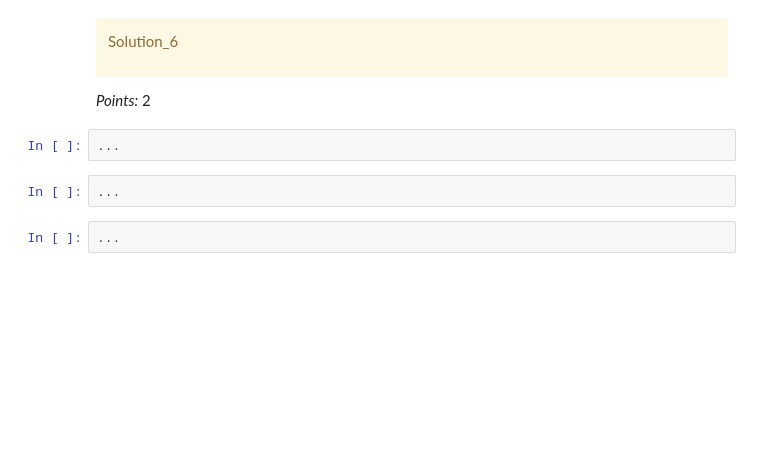
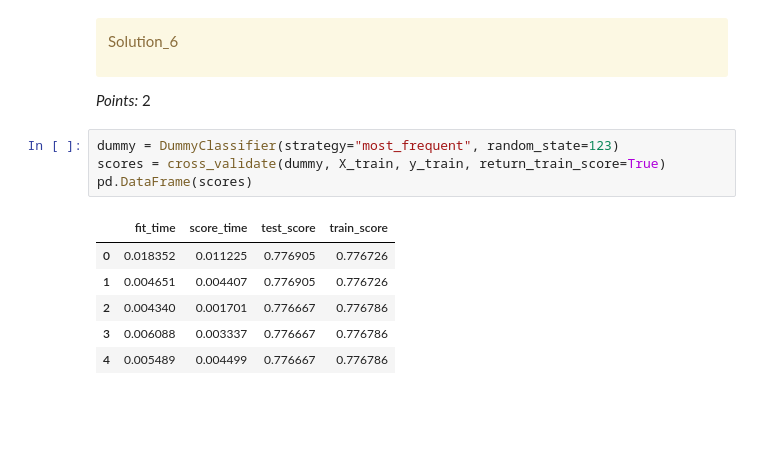
Before and after one commit to RaffertyAng/cpsc330-2025W1, a Jupyter notebook: homeworks/hw5/330_hw3-main/hw5.ipynb, the cells around one changed output. Saved outputs shown, nothing was run; the diff lists cells and outputs as text; blank space fills up the shorter version.

```diff
--- a/homeworks/hw5/330_hw3-main/hw5.ipynb
+++ b/homeworks/hw5/330_hw3-main/hw5.ipynb
@@ -431,12 +436,17 @@ Solution_6
 </div>
 
 _Points:_ 2
-# %%
-...
-# %%
-...
-# %%
-...
+# %%
+dummy = DummyClassifier(strategy="most_frequent", random_state=123)
+scores = cross_validate(dummy, X_train, y_train, return_train_score=True)
+pd.DataFrame(scores)
+# %% [output]
+|  | fit_time | score_time | test_score | train_score |
+| 0 | 0.018352 | 0.011225 | 0.776905 | 0.776726 |
+| 1 | 0.004651 | 0.004407 | 0.776905 | 0.776726 |
+| 2 | 0.004340 | 0.001701 | 0.776667 | 0.776786 |
+| 3 | 0.006088 | 0.003337 | 0.776667 | 0.776786 |
+| 4 | 0.005489 | 0.004499 | 0.776667 | 0.776786 |
 # %% [markdown]
 <!-- END QUESTION -->
 
```
Also changed, not shown: parts of 52 cells of this notebook, 1 other file.
